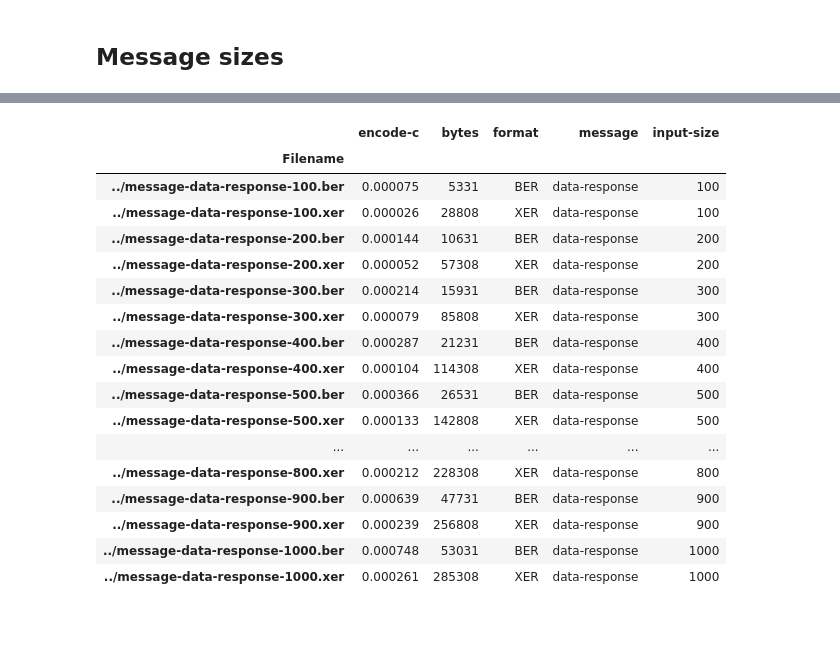
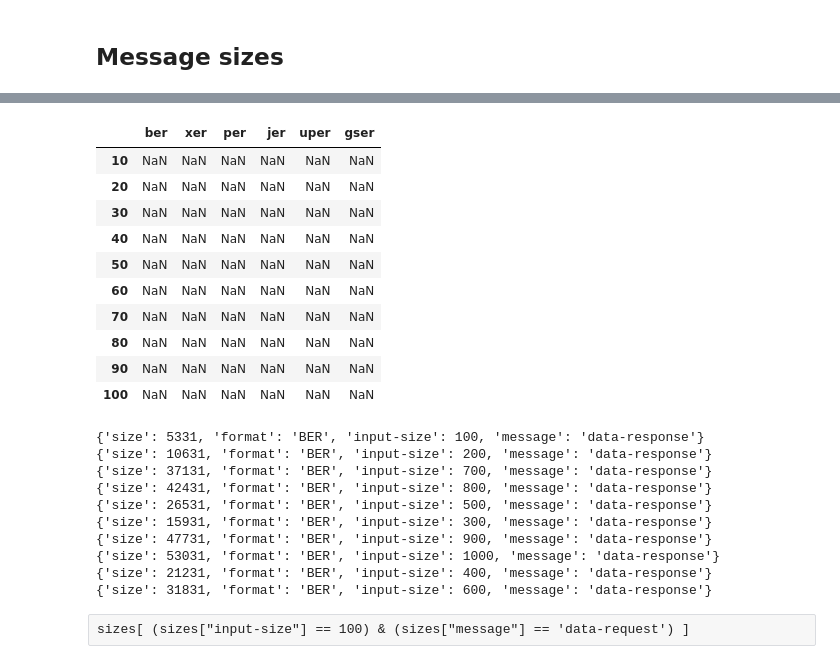
Before and after one commit to trust-messages/py-trustmessages, a Jupyter notebook: Analysis.ipynb, the cells around one changed output, grey strips where cells are left out. Drawn from its saved outputs; the diff is of its cells as text; code cells hidden in the pictures; blank space fills up the shorter version.

Commit message:
Ongoing work on size analysis

```diff
--- a/Analysis.ipynb
+++ b/Analysis.ipynb
@@ -156,22 +131,0 @@ sizes[sizes["message"] == 'data-response'].plot(
-# %%
-data["encode-c"][data["encode-c"]["message"] == 'data-response'].sort_values(
-    by=['message', 'input-size', 'format'])
-# %% [output]
-|  | encode-c | bytes | format | message | input-size |
-| Filename |  |  |  |  |  |
-| ../message-data-response-100.ber | 0.000075 | 5331 | BER | data-response | 100 |
-| ../message-data-response-100.xer | 0.000026 | 28808 | XER | data-response | 100 |
-| ../message-data-response-200.ber | 0.000144 | 10631 | BER | data-response | 200 |
-| ../message-data-response-200.xer | 0.000052 | 57308 | XER | data-response | 200 |
-| ../message-data-response-300.ber | 0.000214 | 15931 | BER | data-response | 300 |
-| ../message-data-response-300.xer | 0.000079 | 85808 | XER | data-response | 300 |
-| ../message-data-response-400.ber | 0.000287 | 21231 | BER | data-response | 400 |
-| ../message-data-response-400.xer | 0.000104 | 114308 | XER | data-response | 400 |
-| ../message-data-response-500.ber | 0.000366 | 26531 | BER | data-response | 500 |
-| ../message-data-response-500.xer | 0.000133 | 142808 | XER | data-response | 500 |
-| ... | ... | ... | ... | ... | ... |
-| ../message-data-response-800.xer | 0.000212 | 228308 | XER | data-response | 800 |
-| ../message-data-response-900.ber | 0.000639 | 47731 | BER | data-response | 900 |
-| ../message-data-response-900.xer | 0.000239 | 256808 | XER | data-response | 900 |
-| ../message-data-response-1000.ber | 0.000748 | 53031 | BER | data-response | 1000 |
-| ../message-data-response-1000.xer | 0.000261 | 285308 | XER | data-response | 1000 |
@@ -177,0 +148,32 @@ data["encode-c"][data["encode-c"]["message"] == 'data-response'].sort_values(
+# %%
+df = pd.DataFrame(index=range(10, 110, 10), columns=converter.OUTPUT_FORMATS)
+df # TODO
+# %% [output]
+|  | ber | xer | per | jer | uper | gser |
+| 10 | NaN | NaN | NaN | NaN | NaN | NaN |
+| 20 | NaN | NaN | NaN | NaN | NaN | NaN |
+| 30 | NaN | NaN | NaN | NaN | NaN | NaN |
+| 40 | NaN | NaN | NaN | NaN | NaN | NaN |
+| 50 | NaN | NaN | NaN | NaN | NaN | NaN |
+| 60 | NaN | NaN | NaN | NaN | NaN | NaN |
+| 70 | NaN | NaN | NaN | NaN | NaN | NaN |
+| 80 | NaN | NaN | NaN | NaN | NaN | NaN |
+| 90 | NaN | NaN | NaN | NaN | NaN | NaN |
+| 100 | NaN | NaN | NaN | NaN | NaN | NaN |
+# %%
+for s in sizes:
+    if s['format'] == 'BER' and s['message'] == 'data-response':
+        print(s)
+# %% [output]
+{'size': 5331, 'format': 'BER', 'input-size': 100, 'message': 'data-response'}
+{'size': 10631, 'format': 'BER', 'input-size': 200, 'message': 'data-response'}
+{'size': 37131, 'format': 'BER', 'input-size': 700, 'message': 'data-response'}
+{'size': 42431, 'format': 'BER', 'input-size': 800, 'message': 'data-response'}
+{'size': 26531, 'format': 'BER', 'input-size': 500, 'message': 'data-response'}
+{'size': 15931, 'format': 'BER', 'input-size': 300, 'message': 'data-response'}
+{'size': 47731, 'format': 'BER', 'input-size': 900, 'message': 'data-response'}
+{'size': 53031, 'format': 'BER', 'input-size': 1000, 'message': 'data-response'}
+{'size': 21231, 'format': 'BER', 'input-size': 400, 'message': 'data-response'}
+{'size': 31831, 'format': 'BER', 'input-size': 600, 'message': 'data-response'}
+# %% [raw]
+sizes[ (sizes["input-size"] == 100) & (sizes["message"] == 'data-request') ]
```
Also changed, not shown: parts of 9 cells of this notebook, 1 other file.
